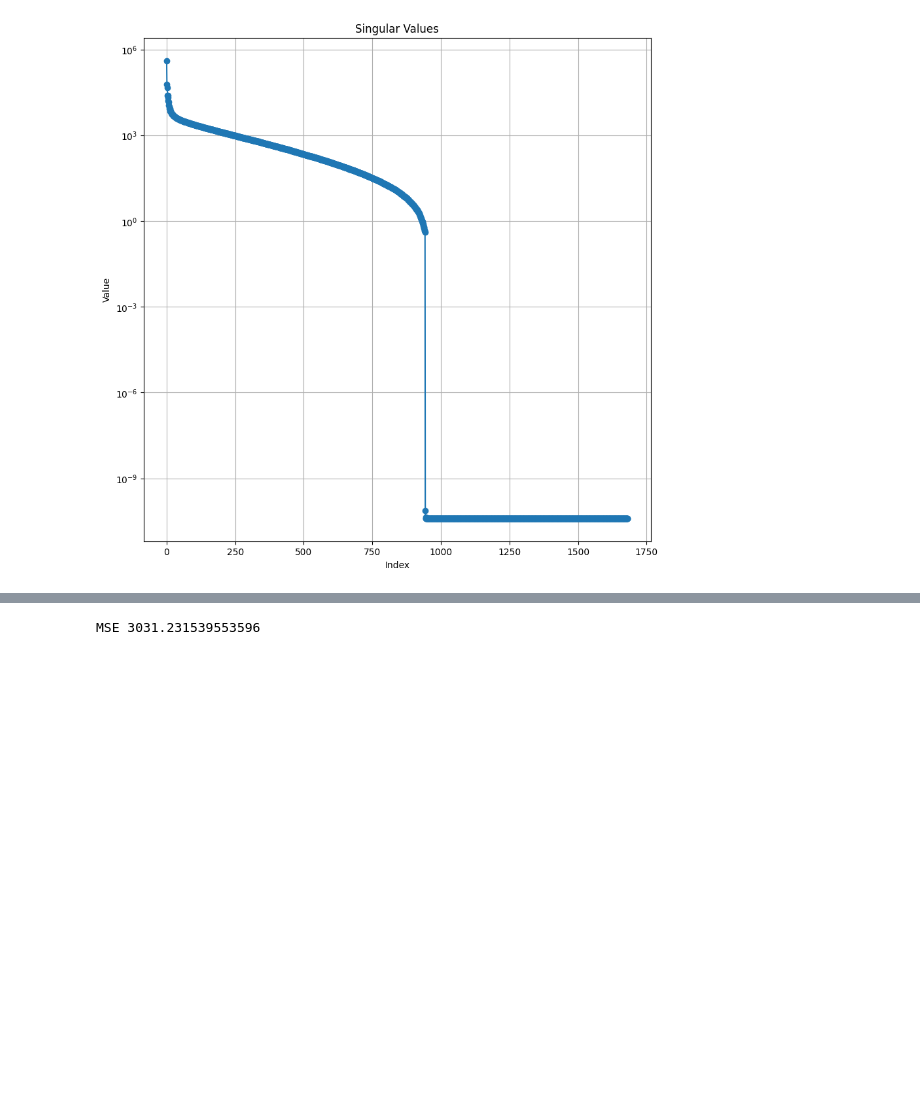
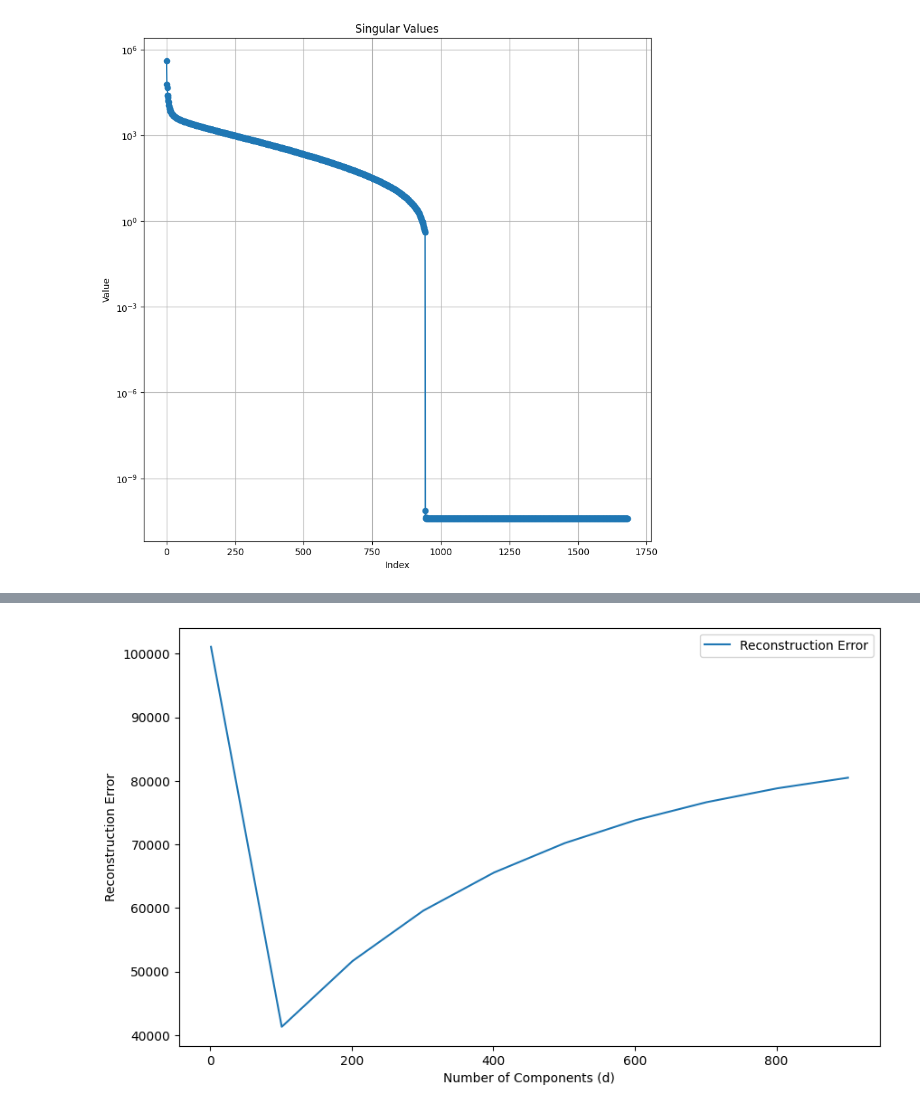
Before and after one commit to sharvanitamaskar/Principle-Component-Analysis-using-Differential-Privacy, a Jupyter notebook: PrivatePCA.ipynb, the cells around one changed output, grey strips where cells are left out. Cells and saved outputs as stored; diff of their text form; code cells hidden in the pictures; blank space fills up the shorter version.

```diff
--- a/PrivatePCA.ipynb
+++ b/PrivatePCA.ipynb
@@ -414,5 +400,25 @@ plt.show()
-# %%
-mse = np.mean((A_k_noisy - A_k) ** 2)
-print("MSE", mse)
-# %% [output]
-MSE 3031.231539553596
+# %%
+components_range = range(1, min(Ag.shape[0], Ag.shape[1]), 100)  # practical upper bound is the smaller dimension
+utility_scores = []
+
+for d in components_range:
+    U_noisy, S_noisy, VT_noisy = np.linalg.svd(Ag_noisy, full_matrices=False)
+    U_k_noisy = U_noisy[:, :d]
+    S_k_diag_noisy = np.diag(S_noisy[:d])
+    VT_k_noisy = VT_noisy[:d, :]
+
+    Ag_reduced = U_k_noisy @ S_k_diag_noisy @ VT_k_noisy
+
+    reconstruction_error = np.linalg.norm(np.dot(Ag.T,Ag) - Ag_reduced, 'fro')
+    utility_scores.append(reconstruction_error)
+# %%
+
+plt.figure(figsize=(10, 6))
+plt.plot(components_range, utility_scores, label='Reconstruction Error')
+plt.xlabel('Number of Components (d)')
+plt.ylabel('Reconstruction Error')
+plt.legend()
+plt.title('')
+plt.show()
+# %% [output]
+[figure, added]
```
Also changed, not shown: parts of 16 cells of this notebook.
